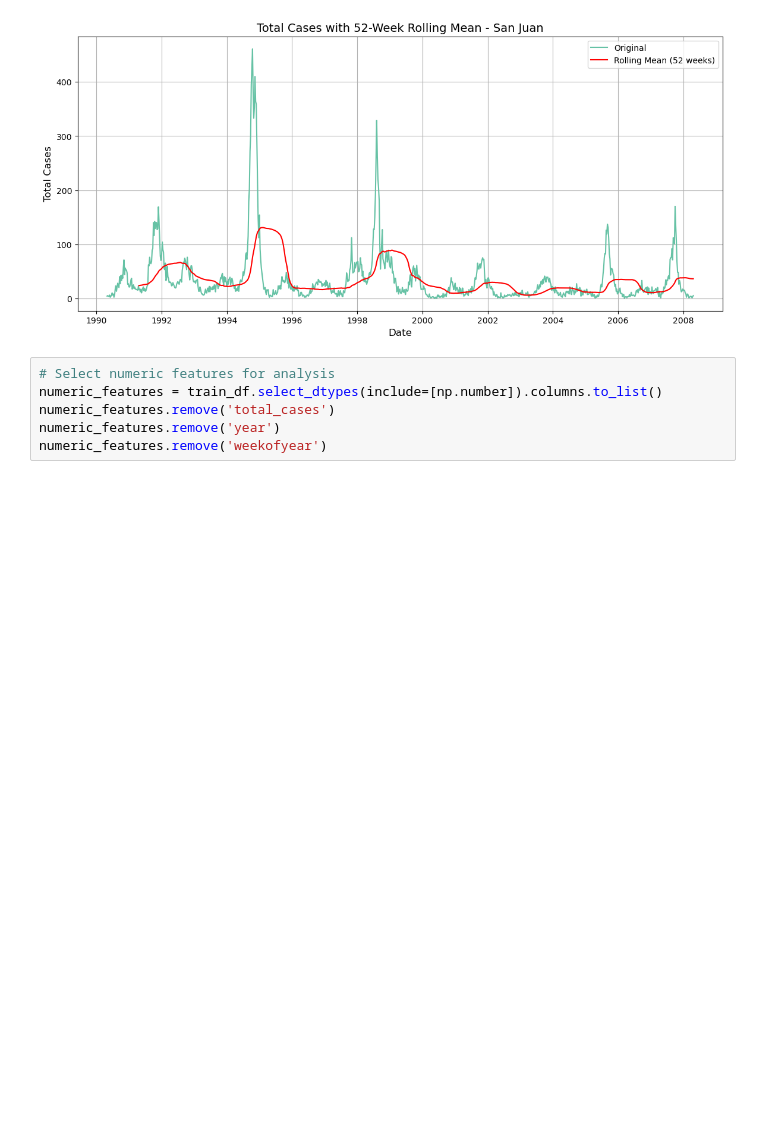
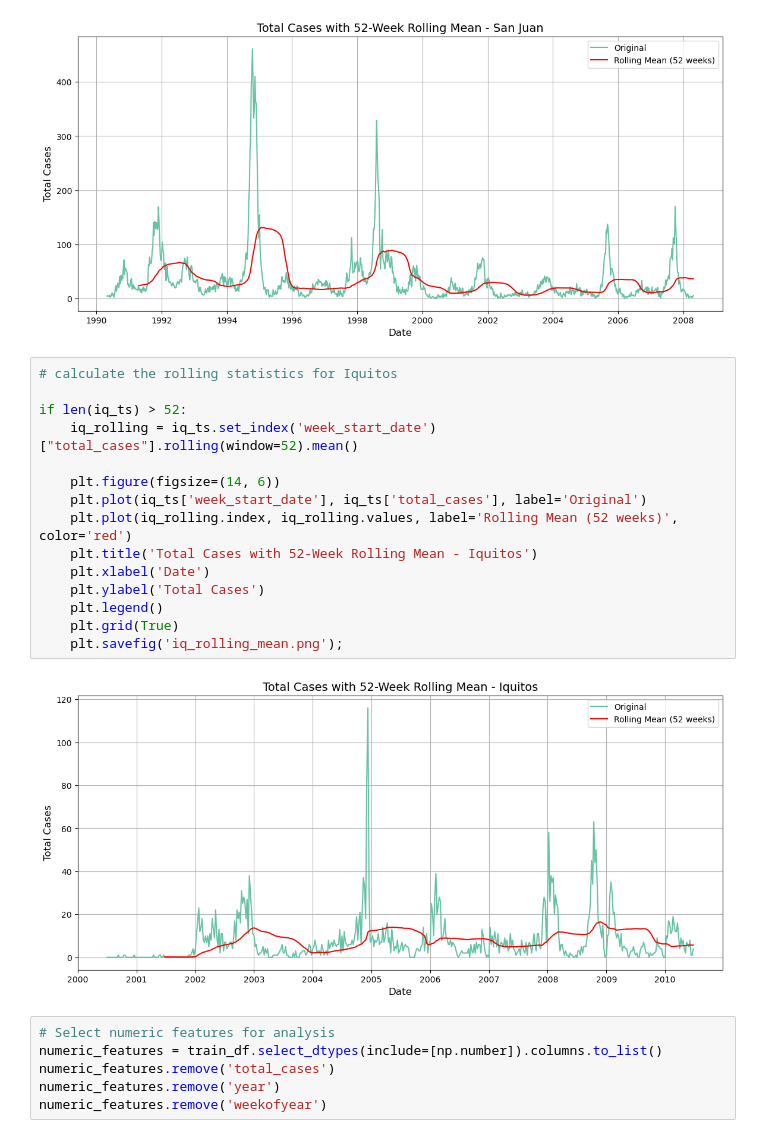
Before and after one commit to KitwanaSh/data_driven_competition, a Jupyter notebook: denai_diseases_spread/den_disease_spread.ipynb, the cells around one changed output. Saved outputs shown, nothing was run; the diff lists cells and outputs as text; blank space fills up the shorter version.

```diff
--- a/denai_diseases_spread/den_disease_spread.ipynb
+++ b/denai_diseases_spread/den_disease_spread.ipynb
@@ -366,6 +366,23 @@ if len(sj_ts) > 52:
     plt.savefig('sj_rolling_mean.png');
 # %% [output]
 [figure]
+# %%
+# calculate the rolling statistics for Iquitos
+
+if len(iq_ts) > 52:
+    iq_rolling = iq_ts.set_index('week_start_date')["total_cases"].rolling(window=52).mean()
+
+    plt.figure(figsize=(14, 6))
+    plt.plot(iq_ts['week_start_date'], iq_ts['total_cases'], label='Original')
+    plt.plot(iq_rolling.index, iq_rolling.values, label='Rolling Mean (52 weeks)', color='red')
+    plt.title('Total Cases with 52-Week Rolling Mean - Iquitos')
+    plt.xlabel('Date')
+    plt.ylabel('Total Cases')
+    plt.legend()
+    plt.grid(True)
+    plt.savefig('iq_rolling_mean.png');
+# %% [output]
+[figure, added]
 # %%
 # Select numeric features for analysis
 numeric_features = train_df.select_dtypes(include=[np.number]).columns.to_list()
```
Also changed, not shown: parts of 11 cells of this notebook, 10 other files.
